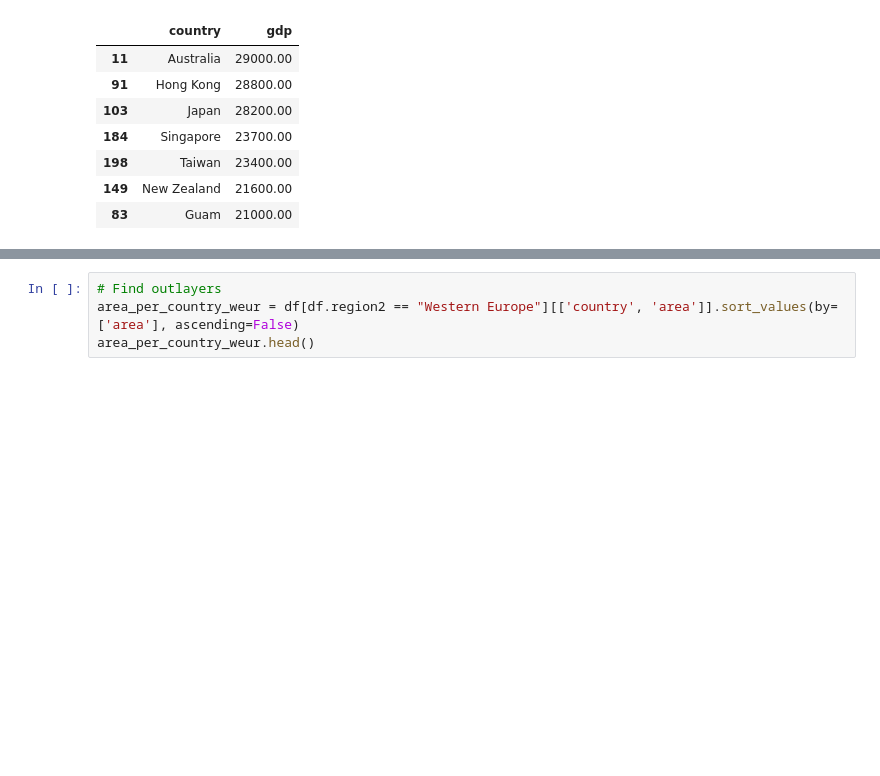
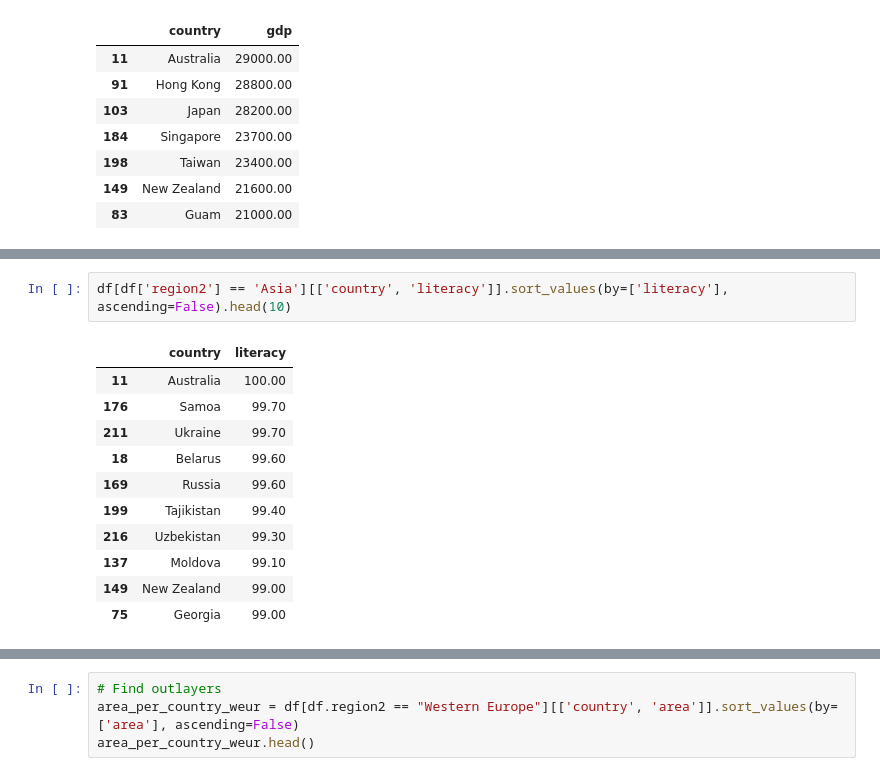
Before and after one commit to ksatola/Countries-of-the-World, a Jupyter notebook: EDA.ipynb, the cells around one changed output, grey strips where cells are left out. Cells and saved outputs as stored; diff of their text form; blank space fills up the shorter version.

```diff
--- a/EDA.ipynb
+++ b/EDA.ipynb
@@ -705,0 +734,14 @@ Literacy seems to be one of the differentiators.
+# %%
+df[df['region2'] == 'Asia'][['country', 'literacy']].sort_values(by=['literacy'], ascending=False).head(10)
+# %% [output]
+|  | country | literacy |
+| 11 | Australia | 100.00 |
+| 176 | Samoa | 99.70 |
+| 211 | Ukraine | 99.70 |
+| 18 | Belarus | 99.60 |
+| 169 | Russia | 99.60 |
+| 199 | Tajikistan | 99.40 |
+| 216 | Uzbekistan | 99.30 |
+| 137 | Moldova | 99.10 |
+| 149 | New Zealand | 99.00 |
+| 75 | Georgia | 99.00 |
```
Also changed, not shown: parts of 9 cells of this notebook, 2 other files.
